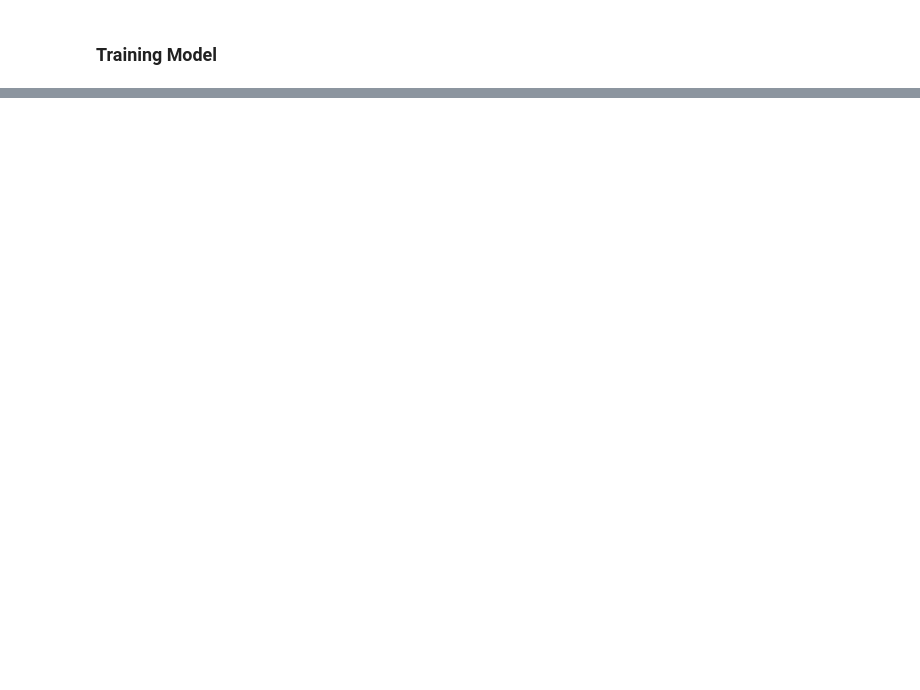
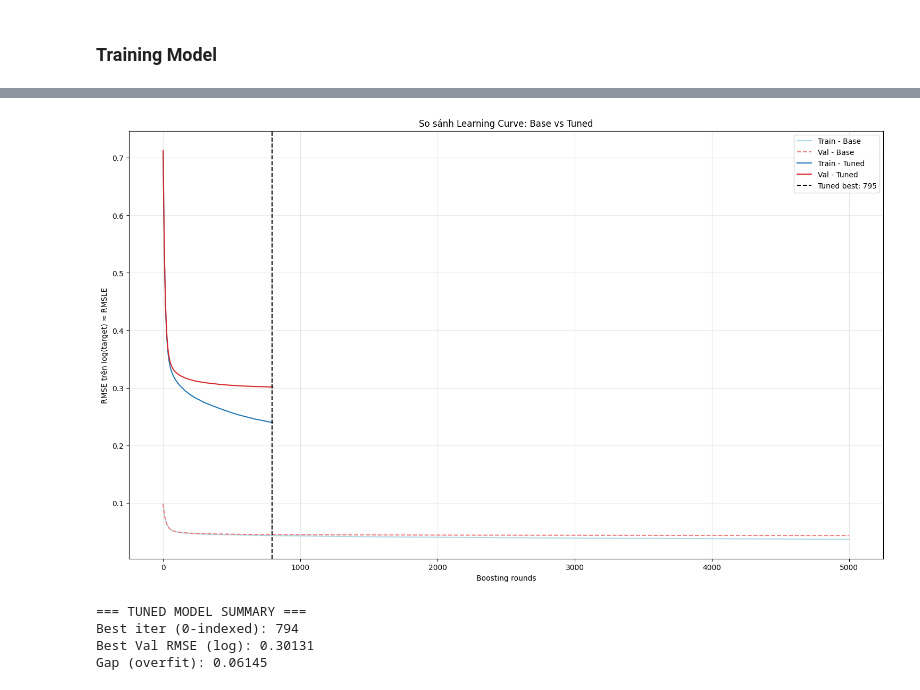
Before and after one commit to khangbkk23/TaxiDurationInNYCPrediction, a Jupyter notebook: pipeline.ipynb, the cells around one changed output, grey strips where cells are left out. Saved outputs shown, nothing was run; the diff lists cells and outputs as text; code cells hidden in the pictures; blank space fills up the shorter version.

```diff
--- a/pipeline.ipynb
+++ b/pipeline.ipynb
@@ -573,0 +715,68 @@ print("✅ File submission.csv đã được tạo thành công!")
+# %%
+# ==================== Refit tuned model WITH eval_set for learning curve ====================
+from sklearn.model_selection import train_test_split
+import numpy as np
+import matplotlib.pyplot as plt
+
+# Tạo hold-out để vẽ learning curve
+X_tr2, X_hold2, y_tr2_log, y_hold2_log = train_test_split(
+    X_train, y_train, test_size=0.2, random_state=42
+)
+
+# Đảm bảo model có tham số early_stopping_rounds (nếu hỗ trợ)
+try:
+    best_model.set_params(early_stopping_rounds=100, verbose=False)
+except:
+    pass
+
+# Fit lại với eval_set để có evals_result_
+best_model.fit(
+    X_tr2, y_tr2_log,
+    eval_set=[(X_tr2, y_tr2_log), (X_hold2, y_hold2_log)],
+    verbose=False
+)
+
+# Lấy history an toàn
+try:
+    results_tuned = best_model.evals_result()
+    train_rmse_tuned = results_tuned['validation_0']['rmse']
+    val_rmse_tuned   = results_tuned['validation_1']['rmse']
+
+    # Lấy best iteration an toàn
+    if hasattr(best_model, "best_iteration") and best_model.best_iteration is not None:
+        best_iter_tuned = best_model.best_iteration
+    else:
+        best_iter_tuned = int(np.argmin(val_rmse_tuned))
+
+    best_val_tuned  = val_rmse_tuned[best_iter_tuned]
+    gap_tuned       = best_val_tuned - train_rmse_tuned[best_iter_tuned]
+
+    # Vẽ so sánh với base model (xgb đã fit trước đó)
+    plt.figure(figsize=(15, 9))
+    plt.plot(train_rmse, label="Train - Base", color="lightblue")
+    plt.plot(val_rmse,   label="Val - Base", color="lightcoral", linestyle="--")
+    plt.plot(train_rmse_tuned, label="Train - Tuned", color="#1f77b4")
+    plt.plot(val_rmse_tuned,   label="Val - Tuned", color="#d62728")
+    plt.axvline(best_iter_tuned+1, color="black", linestyle="--", label=f"Tuned best: {best_iter_tuned+1}")
+    plt.legend()
+    plt.title("So sánh Learning Curve: Base vs Tuned")
+    plt.xlabel("Boosting rounds")
+    plt.ylabel("RMSE trên log(target) ≈ RMSLE")
+    plt.grid(True, alpha=0.3)
+    plt.tight_layout()
+    plt.show()
+
+    print("\n=== TUNED MODEL SUMMARY ===")
+    print(f"Best iter (0-indexed): {best_iter_tuned}")
+    print(f"Best Val RMSE (log): {best_val_tuned:.5f}")
+    print(f"Gap (overfit): {gap_tuned:.5f}")
+
+except Exception as e:
+    print("Không thể lấy evals_result từ tuned model. Lý do:", e)
+    print("Tip: đảm bảo best_model là XGBRegressor và fit với eval_set + early_stopping_rounds.")
+# %% [output]
+[figure, added]
+=== TUNED MODEL SUMMARY ===
+Best iter (0-indexed): 794
+Best Val RMSE (log): 0.30131
+Gap (overfit): 0.06145
```
Also changed, not shown: parts of 14 cells of this notebook.
